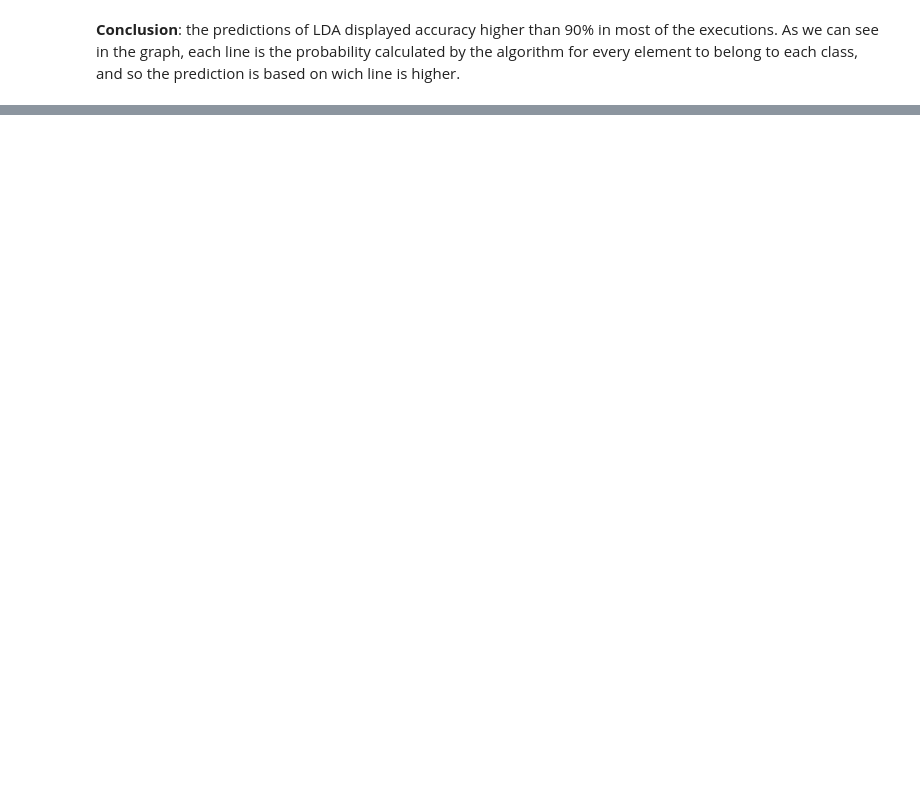
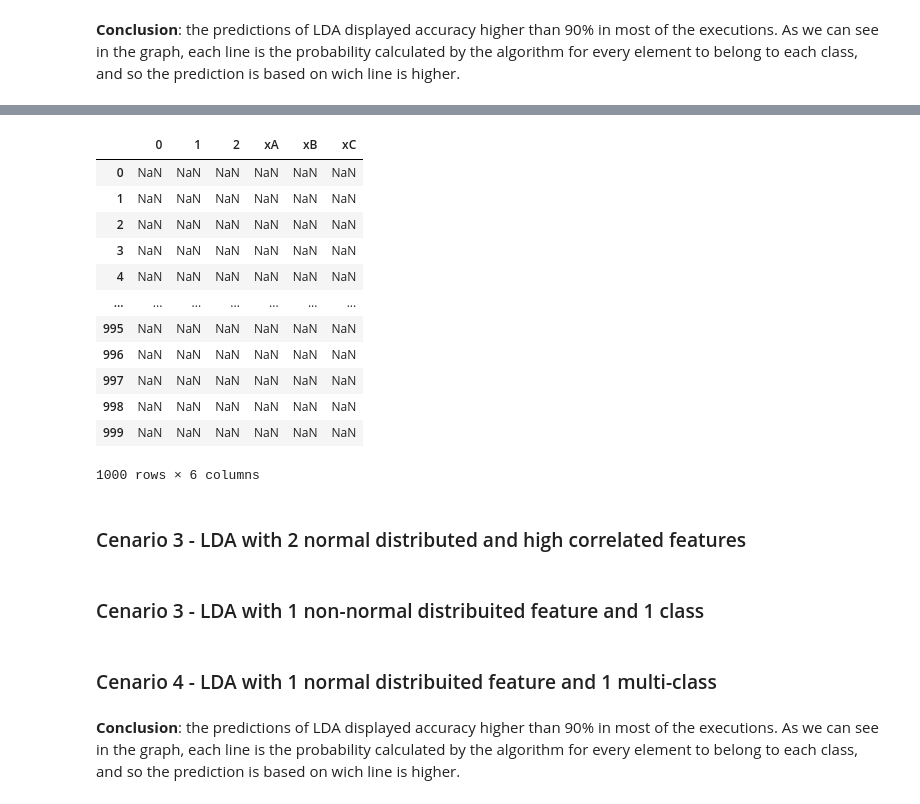
Before and after one commit to rknagao/studies, a Jupyter notebook: introduction-statistical-learning/classification_models/linear_discriminant_analysis.ipynb, the cells around one changed output, grey strips where cells are left out. Drawn from its saved outputs; the diff is of its cells as text; code cells hidden in the pictures; blank space fills up the shorter version.

```diff
--- a/introduction-statistical-learning/classification_models/linear_discriminant_analysis.ipynb
+++ b/introduction-statistical-learning/classification_models/linear_discriminant_analysis.ipynb
@@ -102,0 +149,31 @@ sns.histplot(data=data, x='x', y='prob_class0', kde=True)
+# %%
+#LDA
+#step 1: separate the sample by class
+sample_class1 = data.loc[data['y'] == 1].drop(columns='y')
+sample_class0 = data.loc[data['y'] == 0].drop(columns='y')
+
+
+#step 2: calculate the means and probability of a random element belong to each class
+mean_class1 = sample_class1.mean()
+print(mean_class1)
+
+mean_class0 = sample_class0.mean()
+print(mean_class0)
+
+prob_class1 = len(sample_class1)/len(data)
+print(prob_class1)
+
+prob_class0 = 1 - prob_class1
+print(prob_class0)
+
+
+#step 3: calculate std as a weighted average of sample variance for each class
+X_corr = X.corr()
+
+
+#step 4: LDA classifier
+pred_class1 = np.matmul(X, X_corr) * mean_class1 - 0.5 * np.matmul(mean_class1, X_corr) * mean_class1 + np.log(prob_class1)
+
+
+#########ERRRO NA FX
+A multiplicação de matrizes precisa ser um valor escalar. Acho que precisa transport e inverter as matrizes (pag 146)
@@ -102,0 +194,24 @@ sns.histplot(data=data, x='x', y='prob_class0', kde=True)
+# %%
+pred_class1
+# %% [output]
+|  | 0 | 1 | 2 | xA | xB | xC |
+| 0 | NaN | NaN | NaN | NaN | NaN | NaN |
+| 1 | NaN | NaN | NaN | NaN | NaN | NaN |
+| 2 | NaN | NaN | NaN | NaN | NaN | NaN |
+| 3 | NaN | NaN | NaN | NaN | NaN | NaN |
+| 4 | NaN | NaN | NaN | NaN | NaN | NaN |
+| ... | ... | ... | ... | ... | ... | ... |
+| 995 | NaN | NaN | NaN | NaN | NaN | NaN |
+| 996 | NaN | NaN | NaN | NaN | NaN | NaN |
+| 997 | NaN | NaN | NaN | NaN | NaN | NaN |
+| 998 | NaN | NaN | NaN | NaN | NaN | NaN |
+| 999 | NaN | NaN | NaN | NaN | NaN | NaN |
+1000 rows × 6 columns
+# %% [markdown]
+### Cenario 3 - LDA with 2 normal distributed and high correlated features
+# %% [markdown]
+### Cenario 3 - LDA with 1 non-normal distribuited feature and 1 class
+# %% [markdown]
+### Cenario 4 - LDA with 1 normal distribuited feature and 1 multi-class
+# %% [markdown]
+**Conclusion**: the predictions of LDA displayed accuracy higher than 90% in most of the executions. As we can see in the graph, each line is the probability calculated by the algorithm for every element to belong to each class, and so the prediction is based on wich line is higher.
```
Also changed, not shown: parts of 10 cells of this notebook.
